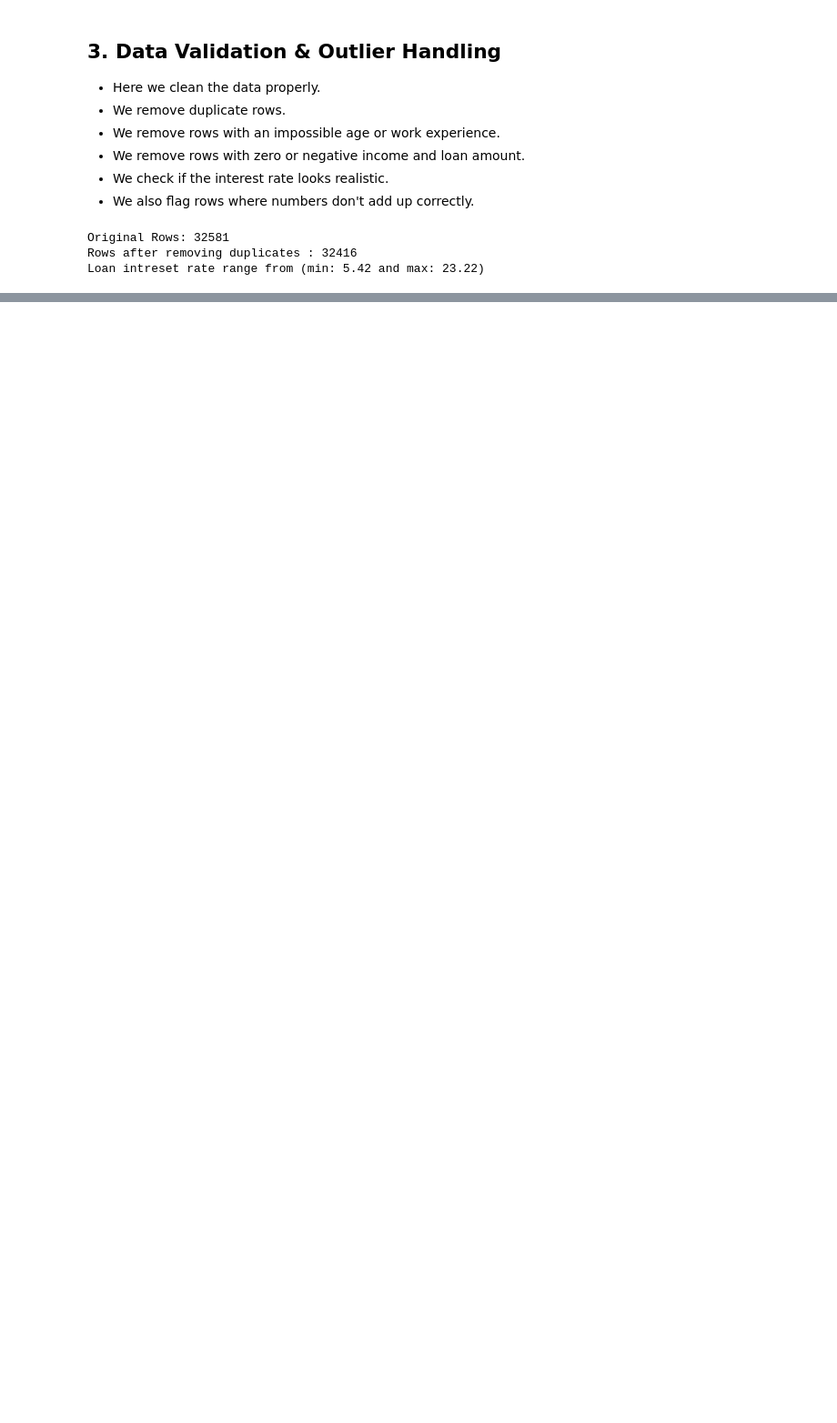
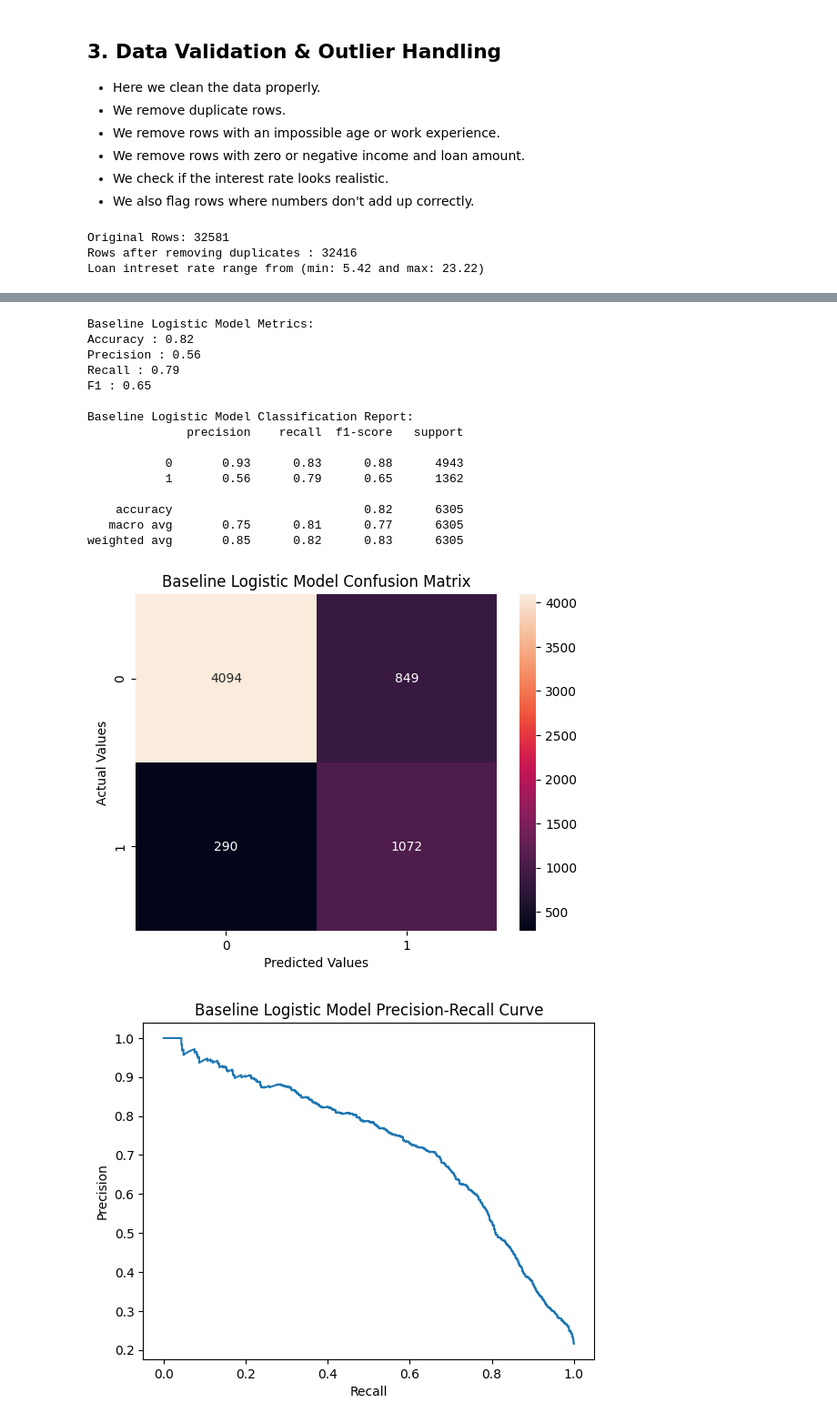
Before and after one commit to mantosh23/LoanLens, a Jupyter notebook: loanlens_credit_risk.ipynb, the cells around one changed output, grey strips where cells are left out. Shown at 91% size. Drawn from its saved outputs; the diff is of its cells as text; code cells hidden in the pictures; blank space fills up the shorter version.

Commit message:
Add preprocessing pipelines, stratified CV, and baseline logistic regression

```diff
--- a/loanlens_credit_risk.ipynb
+++ b/loanlens_credit_risk.ipynb
@@ -177,0 +187,9 @@ Loan intreset rate range from (min: 5.42 and max: 23.22)
+# %%
+from sklearn.model_selection import train_test_split
+
+X_train, X_test, y_train, y_test = train_test_split(X, y, test_size=0.2, random_state=42, stratify=y)
+# %%
+numeric_cols = ['person_age', 'person_income', 'person_emp_length', 'loan_amnt',
+                     'loan_int_rate', 'loan_percent_income', 'cb_person_cred_hist_length']
+
+categorical_cols = ['person_home_ownership', 'loan_intent', 'loan_grade', 'cb_person_default_on_file']
@@ -177,0 +223,21 @@ Loan intreset rate range from (min: 5.42 and max: 23.22)
+# %%
+#Logistic Regression : impute + SCALE Numeric, impute + One-Hot-Encoding
+from sklearn.pipeline import Pipeline
+from sklearn.compose import ColumnTransformer
+from sklearn.impute import SimpleImputer
+from sklearn.preprocessing import StandardScaler, OneHotEncoder
+
+preprocessor_lr = ColumnTransformer(
+    transformers=[
+        #Pipeline - for numerical cols
+        ('num', Pipeline([
+            ('imputer', SimpleImputer(strategy='median')),
+            ('scaler', StandardScaler())
+        ]), numeric_cols),
+
+        #Pipeline - for Categorical cols.
+        ('cat', Pipeline([
+            ('imputer', SimpleImputer(strategy="constant", fill_value="Missing")),
+            ('onehot', OneHotEncoder(handle_unknown='ignore'))
+        ]), categorical_cols)
+    ])
@@ -177,0 +386,7 @@ Loan intreset rate range from (min: 5.42 and max: 23.22)
+# %%
+from sklearn.pipeline import Pipeline
+baseline_model = Pipeline([
+    ('preprocessor', preprocessor_lr),
+    ('classifier', LogisticRegression(class_weight= "balanced"))
+])
+baseline_model.fit(X_train, y_train)
@@ -177,0 +413,20 @@ Loan intreset rate range from (min: 5.42 and max: 23.22)
+# %%
+evaluate_model("Baseline Logistic Model", baseline_model ,X_test, y_test)
+# %% [output]
+Baseline Logistic Model Metrics:
+Accuracy : 0.82
+Precision : 0.56
+Recall : 0.79
+F1 : 0.65
+
+Baseline Logistic Model Classification Report:
+              precision    recall  f1-score   support
+
+           0       0.93      0.83      0.88      4943
+           1       0.56      0.79      0.65      1362
+
+    accuracy                           0.82      6305
+   macro avg       0.75      0.81      0.77      6305
+weighted avg       0.85      0.82      0.83      6305
+[figure, added]
+[figure, added]
```
Also changed, not shown: parts of 19 cells of this notebook.
